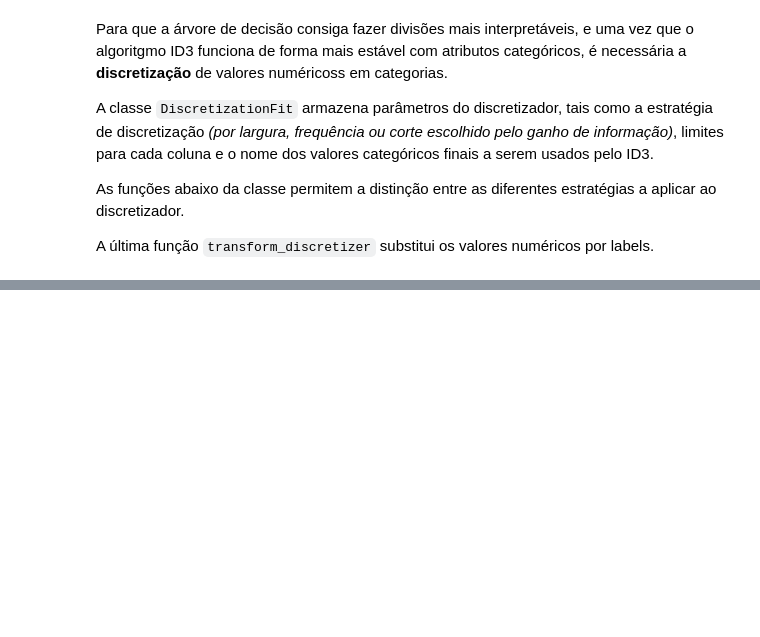
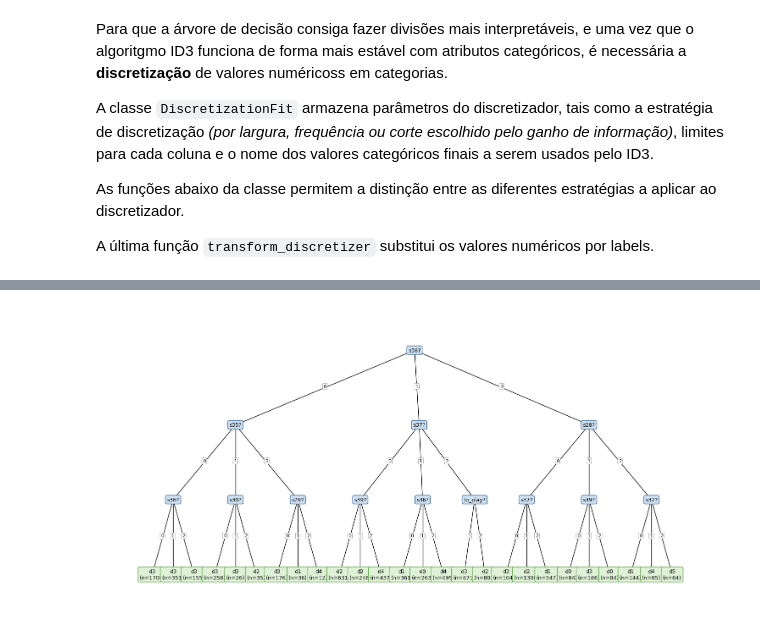
Before and after one commit to matilde938/IA_POPOUT, a Jupyter notebook: IA_notebook.ipynb, the cells around one changed output, grey strips where cells are left out. Saved outputs shown, nothing was run; the diff lists cells and outputs as text; code cells hidden in the pictures; blank space fills up the shorter version.

```diff
--- a/IA_notebook.ipynb
+++ b/IA_notebook.ipynb
@@ -1206,0 +1605,97 @@ Para testar o algoritmo ID3, foi utilizado o dataset `iris.cvs` fornecido, de fo
+# %%
+def _truncate_tree(tree, max_depth):
+    from decision_tree_builder import Node
+
+    def copy(node, d):
+        if node.is_leaf or d >= max_depth:
+            counts = node.class_counts
+            label = node.label
+            if label is None and counts:
+                label = max(counts.items(), key=lambda kv: kv[1])[0]
+            return Node(label=label, n_samples=node.n_samples,
+                        class_counts=node.class_counts)
+        new = Node(feature=node.feature, n_samples=node.n_samples,
+                   class_counts=node.class_counts)
+        for k, ch in node.children.items():
+            new.children[k] = copy(ch, d + 1)
+        return new
+
+    return copy(tree, 0)
+# %%
+# Adaptação do código original para possível execução no notebook
+def main(argv=None):
+    parser = argparse.ArgumentParser()
+    parser.add_argument("--max-depth", type=int, default=None)
+    parser.add_argument("--sweep", action="store_true")
+    parser.add_argument("--vs-random", type=int, default=0)
+    parser.add_argument("--vs-mcts", type=int, default=0)
+    parser.add_argument("--save", default=TREE_PATH)
+    parser.add_argument("--out-dir", default=os.path.join(CODES_DIR, "content"))
+    if argv is None and "ipykernel" in sys.modules:
+        args, _ = parser.parse_known_args()
+    else:
+        args = parser.parse_args(argv)
+    os.makedirs(args.out_dir, exist_ok=True)
+
+    print("=== ID3 over PopOut dataset ===")
+    if not os.path.exists(DATASET_PATH):
+        print(f"ERROR: dataset not found at {DATASET_PATH}")
+        return 1
+
+    if args.sweep:
+        print("\n--- max_depth sweep ---")
+        rows = sweep_max_depth()
+        best_d, best_r = max(rows, key=lambda kv: kv[1]["test_accuracy"])
+        print(f"\nBest max_depth: {best_d}  (acc_te={best_r['test_accuracy']:.3f})")
+        result = best_r
+    else:
+        print(f"\n--- training with max_depth={args.max_depth} ---")
+        result = train(max_depth=args.max_depth)
+        print(f"  train_accuracy = {result['train_accuracy']:.3f}")
+        print(f"  test_accuracy  = {result['test_accuracy']:.3f}")
+        print(f"  leaves={result['size']['leaves']} depth={result['size']['depth']}")
+        print(f"  train_time={result['train_time_s']:.2f}s")
+
+    tree = result["tree"]
+    with open(args.save, "wb") as f:
+        pickle.dump(tree, f)
+    print(f"\n[saved] {args.save}")
+
+    try:
+        trunc = _truncate_tree(tree, max_depth=3)
+        fig = render_tree_matplotlib(trunc, figsize=(16, 8))
+        out_png = os.path.join(args.out_dir, "popout_tree_top3.png")
+        fig.savefig(out_png, dpi=120, bbox_inches="tight")
+        print(f"[saved] {out_png}")
+    except Exception as e:
+        print(f"[warn] matplotlib failed: {e}")
+
+    if args.vs_random > 0:
+        print(f"\n--- Tree vs Random ({args.vs_random} games) ---")
+        r = play_match(lambda: tree_strategy(tree),
+                       lambda: random_strategy(random.Random(0)),
+                       n_games=args.vs_random)
+        print(f"  Tree {r['wins_a']} - {r['wins_b']} Random  (d={r['draws']})  "
+              f"| t/move tree={r['avg_time_a']*1e6:.0f}us "
+              f"random={r['avg_time_b']*1e6:.0f}us")
+
+    if args.vs_mcts > 0:
+        print(f"\n--- Tree vs MCTS-Medium ({args.vs_mcts} games) ---")
+        r = play_match(
+            lambda: tree_strategy(tree),
+            lambda: mcts_strategy(n_simulations=200, rollout="heuristic_win",
+                                  tactical_root=True, rng=random.Random(99)),
+            n_games=args.vs_mcts,
+        )
+        print(f"  Tree {r['wins_a']} - {r['wins_b']} MCTS  (d={r['draws']})  "
+              f"| t/move tree={r['avg_time_a']*1e6:.0f}us "
+              f"mcts={r['avg_time_b']*1e3:.0f}ms")
+    return 0
+
+
+if __name__ == "__main__":
+    if "ipykernel" in sys.modules:
+        main([])
+    else:
+        sys.exit(main())
+# %% [output]
@@ -1206,0 +1712 @@ Para testar o algoritmo ID3, foi utilizado o dataset `iris.cvs` fornecido, de fo
+[figure, added]
```
Also changed, not shown: parts of 25 cells of this notebook.
